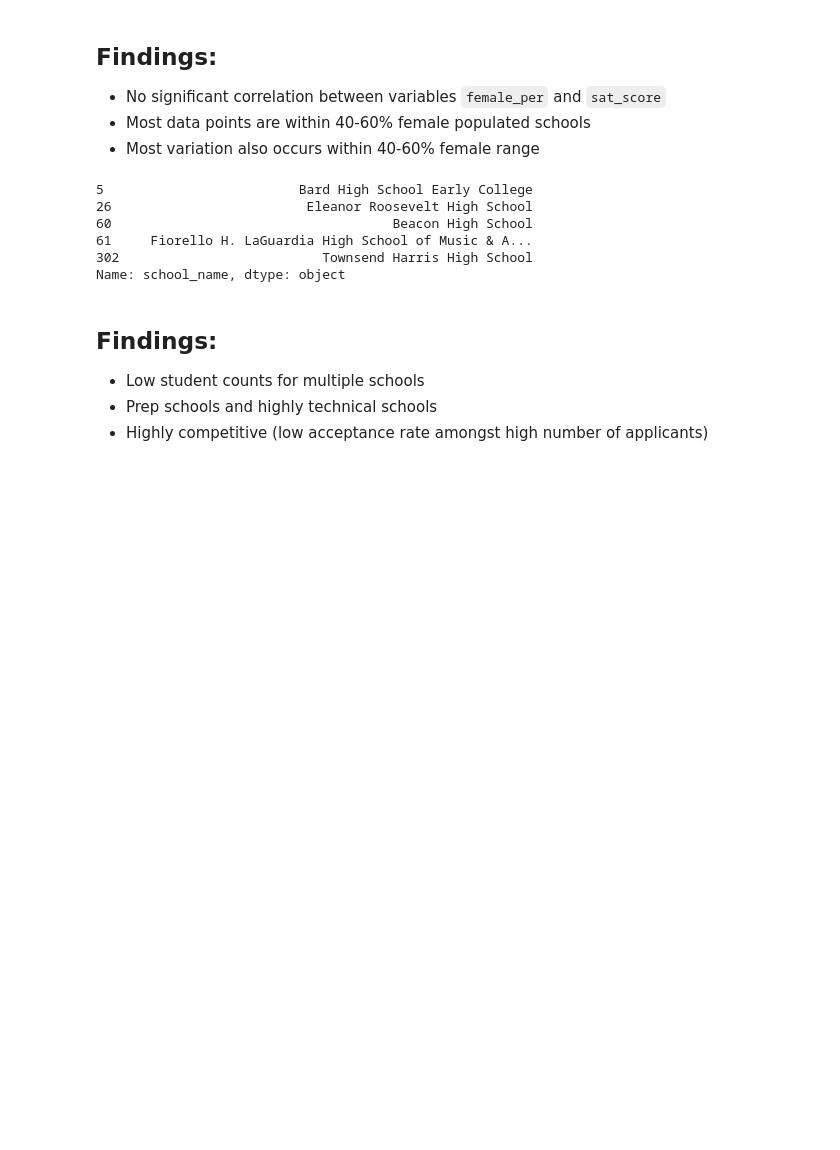
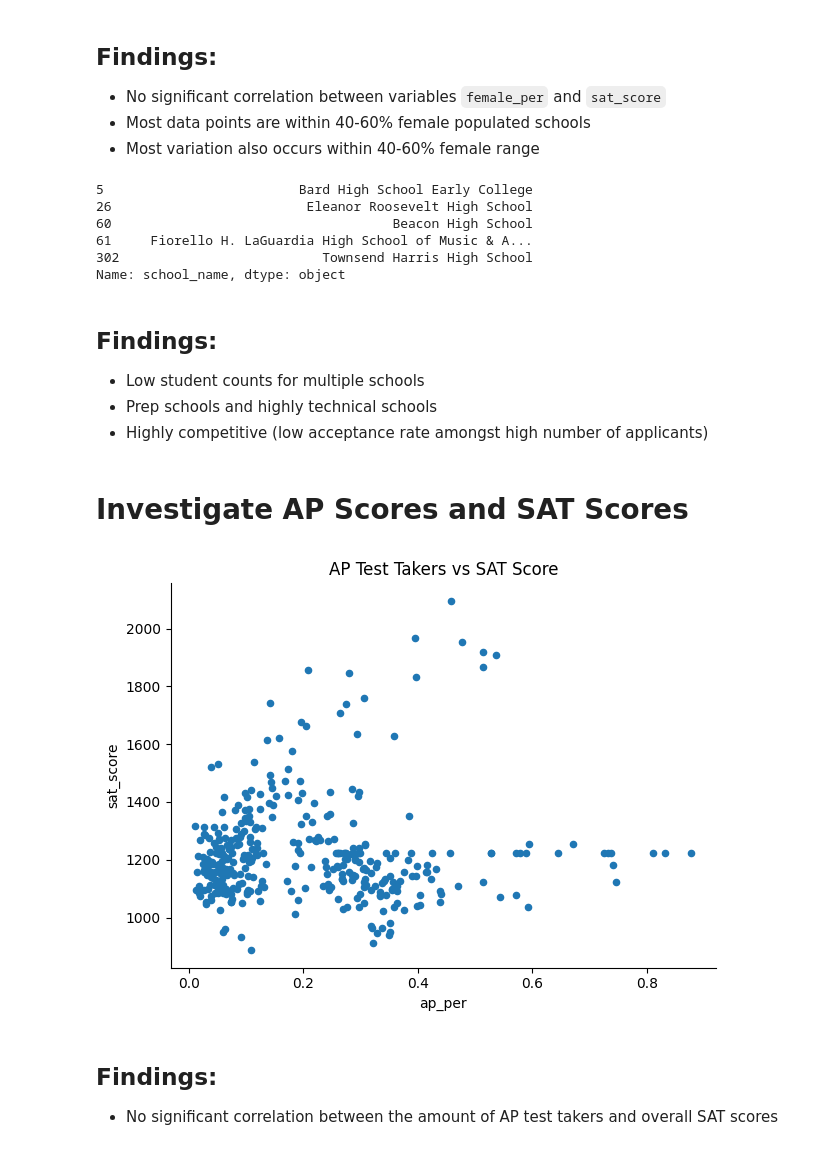
Before and after one commit to jastro-dev/dq-nyc-high-school-analysis, a Jupyter notebook: main_notebook.ipynb, the cells around one changed output. Saved outputs shown, nothing was run; the diff lists cells and outputs as text; code cells hidden in the pictures; blank space fills up the shorter version.

Commit message:
add ap vs sat score investigation

```diff
--- a/main_notebook.ipynb
+++ b/main_notebook.ipynb
@@ -392,3 +392,26 @@ Name: school_name, dtype: object
 - Low student counts for multiple schools
 - Prep schools and highly technical schools
 - Highly competitive (low acceptance rate amongst high number of applicants)
+# %% [markdown]
+# Investigate AP Scores and SAT Scores
+# %%
+# Create column for proportion of AP test takers
+
+combined['ap_per'] = combined['AP Test Takers '] / combined['total_enrollment']
+# %%
+# Scatter plot of `ap_per` and `sat_score`
+
+combined.plot.scatter(x='ap_per', y='sat_score')
+
+plt.title('AP Test Takers vs SAT Score')
+
+plt.tight_layout()
+sns.despine()
+
+plt.savefig('visualizations/ap_vs_sat.png')
+plt.show()
+# %% [output]
+[figure, added]
+# %% [markdown]
+## Findings:
+- No significant correlation between the amount of AP test takers and overall SAT scores
```
Also changed, not shown: 1 other file.
